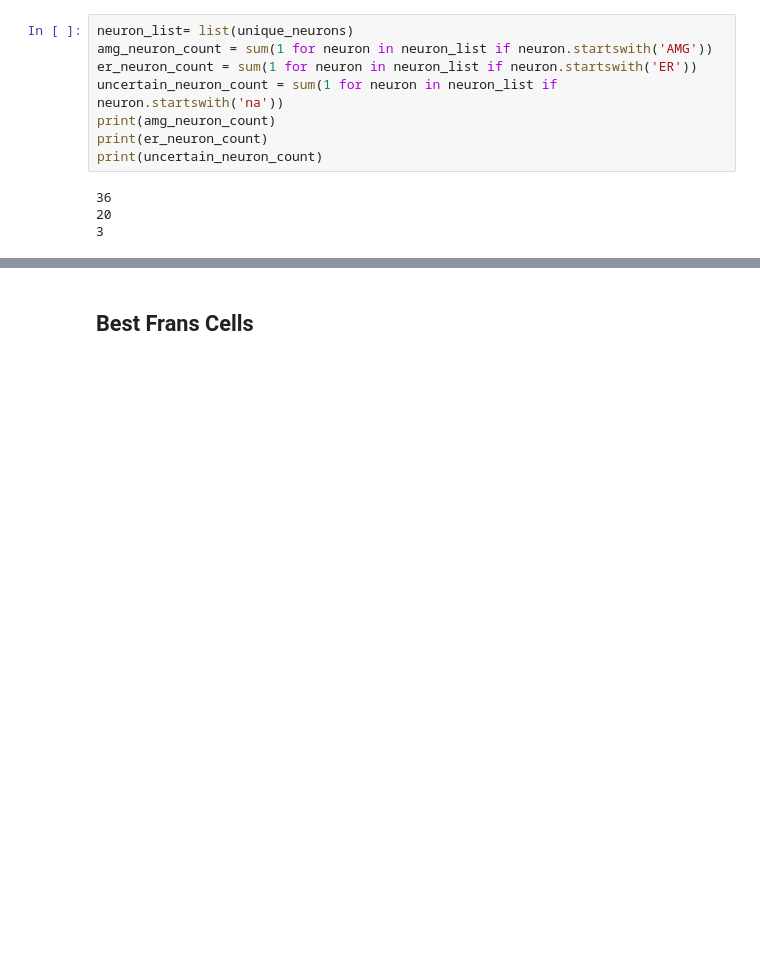
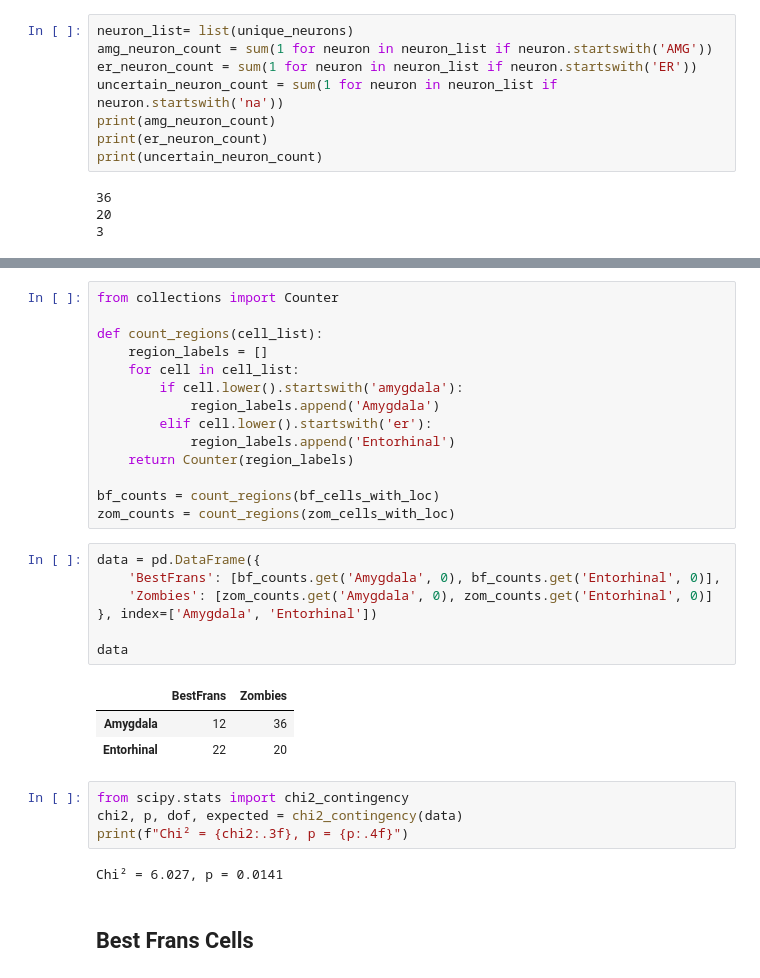
Before and after one commit to EdConnorLab/Julie, a Jupyter notebook: notebooks/cell_count.ipynb, the cells around one changed output, grey strips where cells are left out. Cells and saved outputs as stored; diff of their text form; blank space fills up the shorter version.

```diff
--- a/notebooks/cell_count.ipynb
+++ b/notebooks/cell_count.ipynb
@@ -44,3 +71,34 @@ print(uncertain_neuron_count)
+# %%
+from collections import Counter
+
+def count_regions(cell_list):
+    region_labels = []
+    for cell in cell_list:
+        if cell.lower().startswith('amygdala'):
+            region_labels.append('Amygdala')
+        elif cell.lower().startswith('er'):
+            region_labels.append('Entorhinal')
+    return Counter(region_labels)
+
+bf_counts = count_regions(bf_cells_with_loc)
+zom_counts = count_regions(zom_cells_with_loc)
+# %%
+data = pd.DataFrame({
+    'BestFrans': [bf_counts.get('Amygdala', 0), bf_counts.get('Entorhinal', 0)],
+    'Zombies': [zom_counts.get('Amygdala', 0), zom_counts.get('Entorhinal', 0)]
+}, index=['Amygdala', 'Entorhinal'])
+
+data
+# %% [output]
+|  | BestFrans | Zombies |
+| Amygdala | 12 | 36 |
+| Entorhinal | 22 | 20 |
+# %%
+from scipy.stats import chi2_contingency
+chi2, p, dof, expected = chi2_contingency(data)
+print(f"Chi² = {chi2:.3f}, p = {p:.4f}")
+# %% [output]
+Chi² = 6.027, p = 0.0141
 # %% [markdown]
 ## Best Frans Cells
 # %%
```
Also changed, not shown: parts of 8 cells of this notebook.
